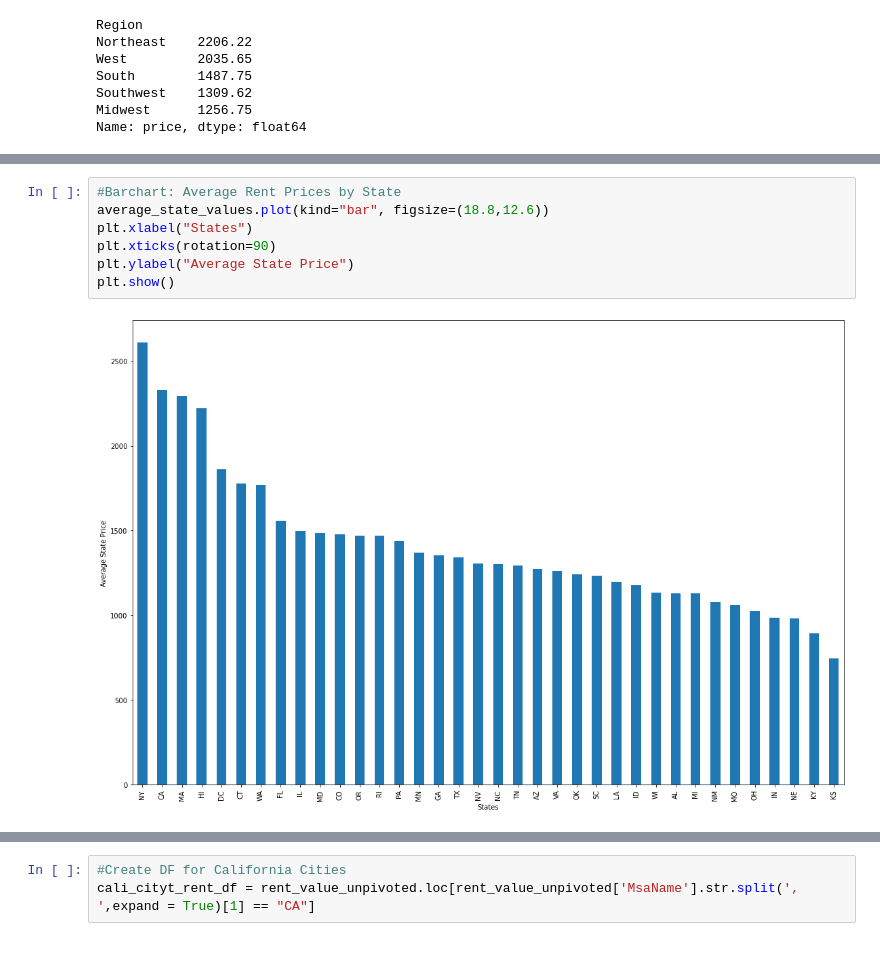
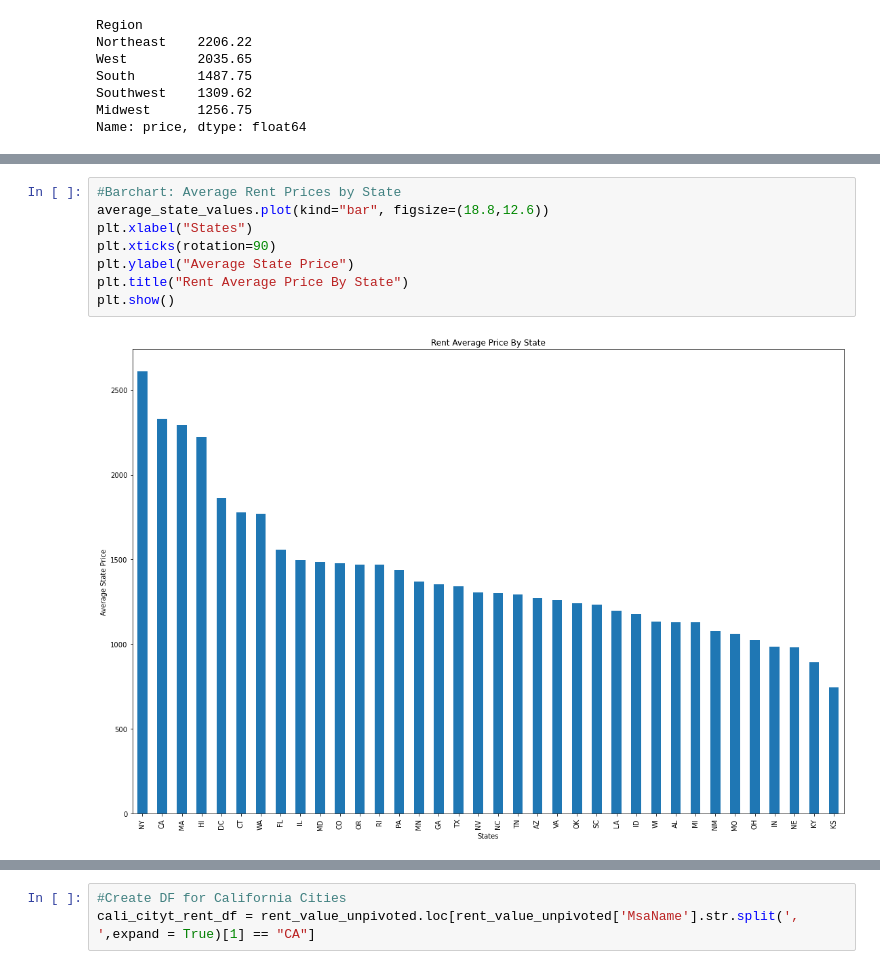
Before and after one commit to alisaghaffi/project-1, a Jupyter notebook: Rent.ipynb, the cells around one changed output, grey strips where cells are left out. Saved outputs shown, nothing was run; the diff lists cells and outputs as text.

```diff
--- a/Rent.ipynb
+++ b/Rent.ipynb
@@ -167,10 +188,11 @@ average_state_values = avergae_state.sort_values(ascending = False)
 # %%
 #Barchart: Average Rent Prices by State
 average_state_values.plot(kind="bar", figsize=(18.8,12.6))
 plt.xlabel("States")
 plt.xticks(rotation=90)
 plt.ylabel("Average State Price")
+plt.title("Rent Average Price By State")
 plt.show()
 # %% [output]
-[figure, old version]
+[figure, new version]
 # %%
```
Also changed, not shown: parts of 7 cells of this notebook, 1 other file.
